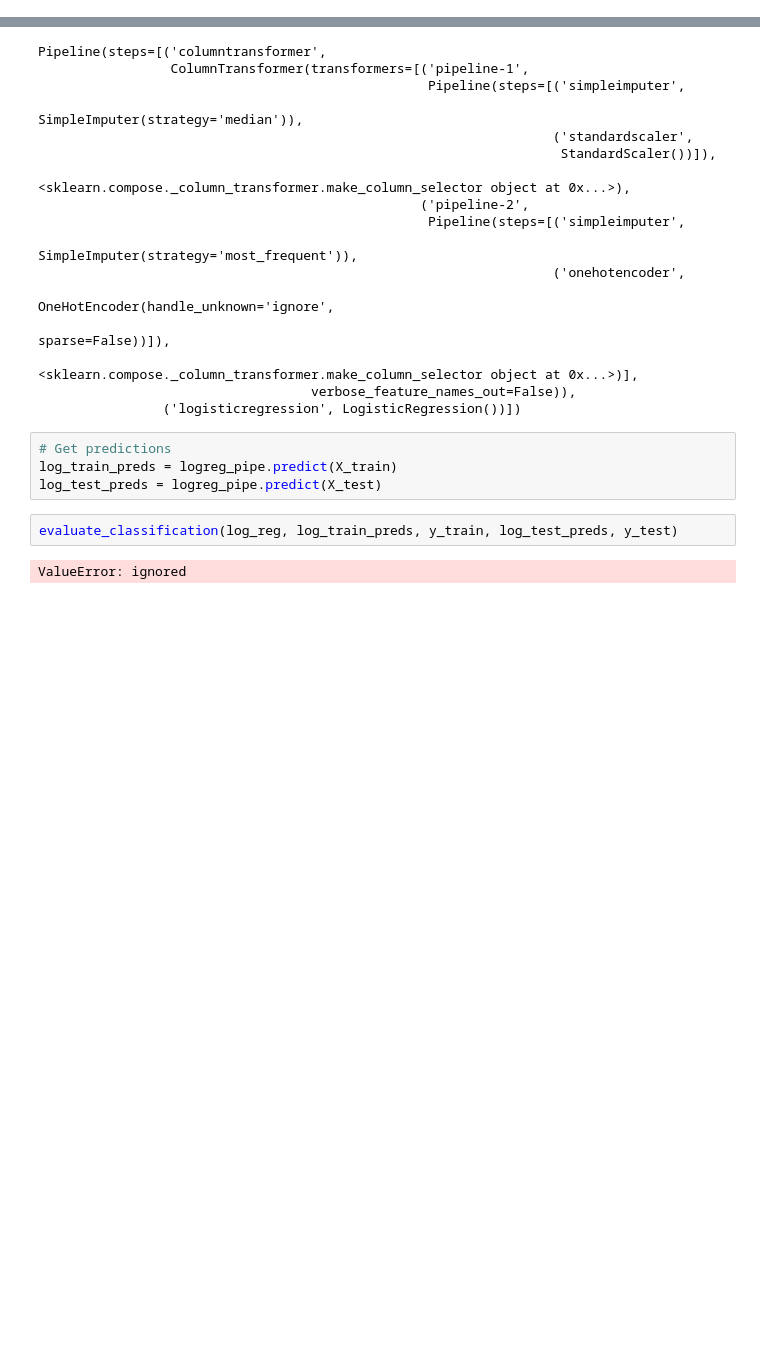
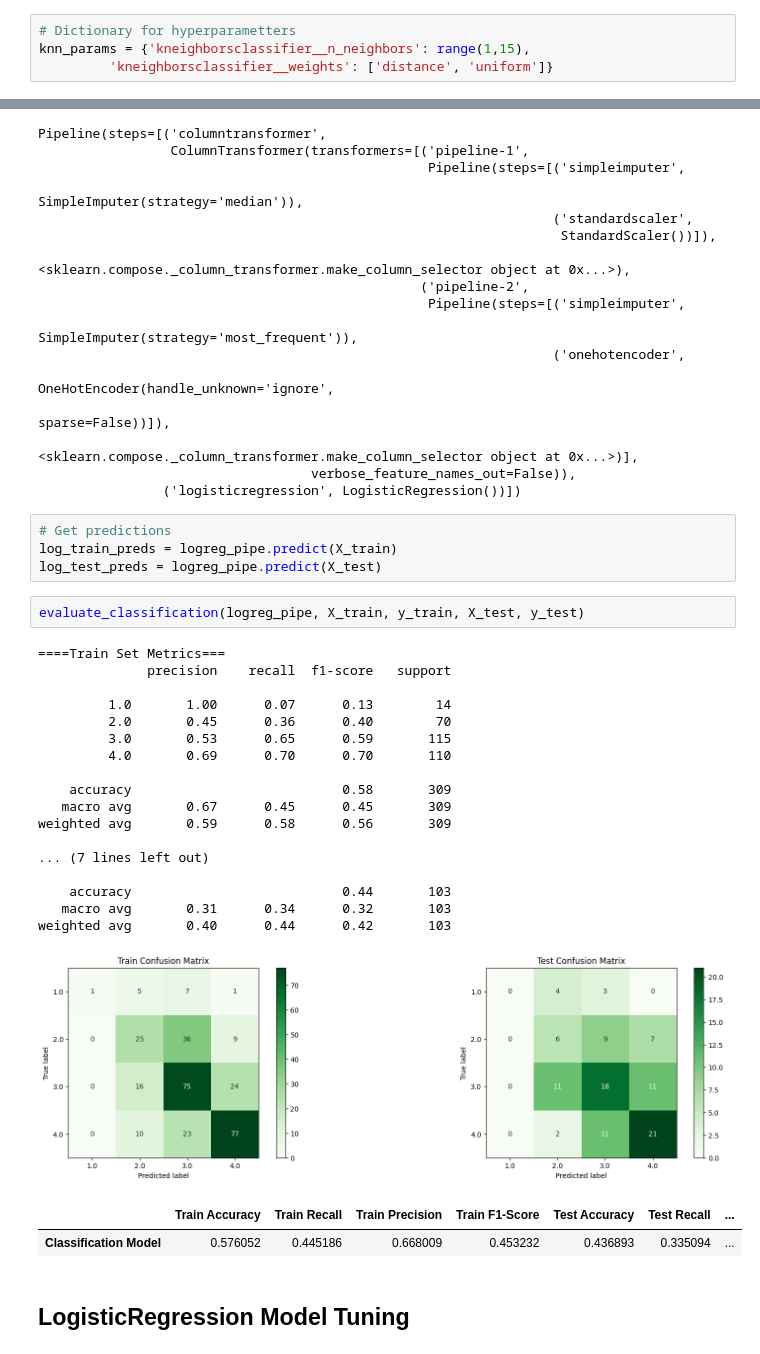
Before and after one commit to JmB17/Perosnal-Project, a Jupyter notebook: Classification_Prediction_on_Cirrhosis_Classification.ipynb, the cells around one changed output, grey strips where cells are left out. Drawn from its saved outputs; the diff is of its cells as text; blank space fills up the shorter version.

```diff
--- a/Classification_Prediction_on_Cirrhosis_Classification.ipynb
+++ b/Classification_Prediction_on_Cirrhosis_Classification.ipynb
@@ -850,0 +992,4 @@ ValueError: ignored
+# %%
+# Dictionary for hyperparametters
+knn_params = {'kneighborsclassifier__n_neighbors': range(1,15),
+         'kneighborsclassifier__weights': ['distance', 'uniform']}
@@ -879,6 +1036,27 @@ Pipeline(steps=[('columntransformer',
 log_train_preds = logreg_pipe.predict(X_train)
 log_test_preds = logreg_pipe.predict(X_test)
 # %%
-evaluate_classification(log_reg, log_train_preds, y_train, log_test_preds, y_test)
+evaluate_classification(logreg_pipe, X_train, y_train, X_test, y_test)
 # %% [output]
-ValueError: ignored
+====Train Set Metrics===
+              precision    recall  f1-score   support
+
+         1.0       1.00      0.07      0.13        14
+         2.0       0.45      0.36      0.40        70
+         3.0       0.53      0.65      0.59       115
+         4.0       0.69      0.70      0.70       110
+
+    accuracy                           0.58       309
+   macro avg       0.67      0.45      0.45       309
+weighted avg       0.59      0.58      0.56       309
+
+... (7 lines left out)
+
+    accuracy                           0.44       103
+   macro avg       0.31      0.34      0.32       103
+weighted avg       0.40      0.44      0.42       103
+[figure, added]
+|  | Train Accuracy | Train Recall | Train Precision | Train F1-Score | Test Accuracy | Test Recall | ... |
+| Classification Model | 0.576052 | 0.445186 | 0.668009 | 0.453232 | 0.436893 | 0.335094 | ... |
+# %% [markdown]
+## LogisticRegression Model Tuning
```
Also changed, not shown: parts of 29 cells of this notebook.
